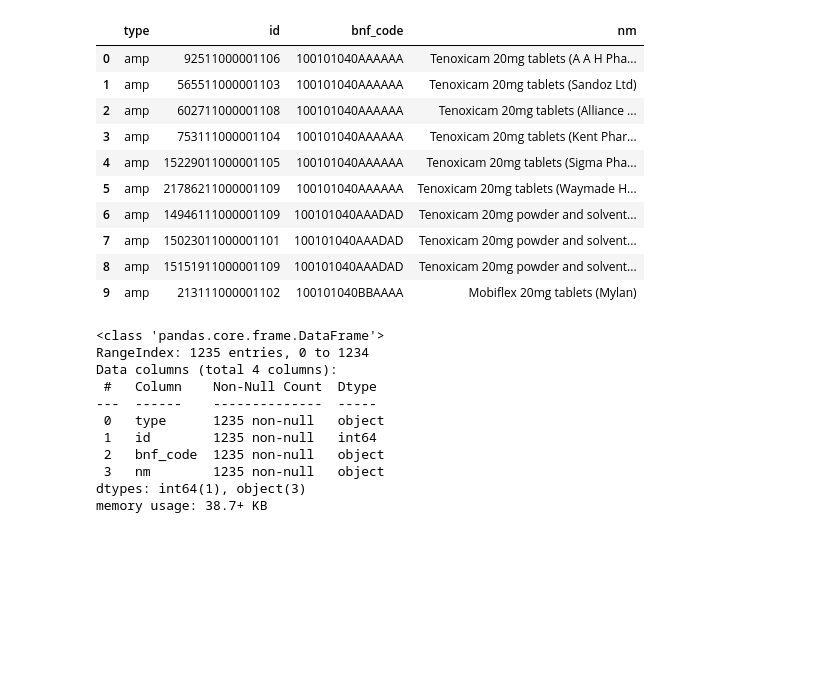
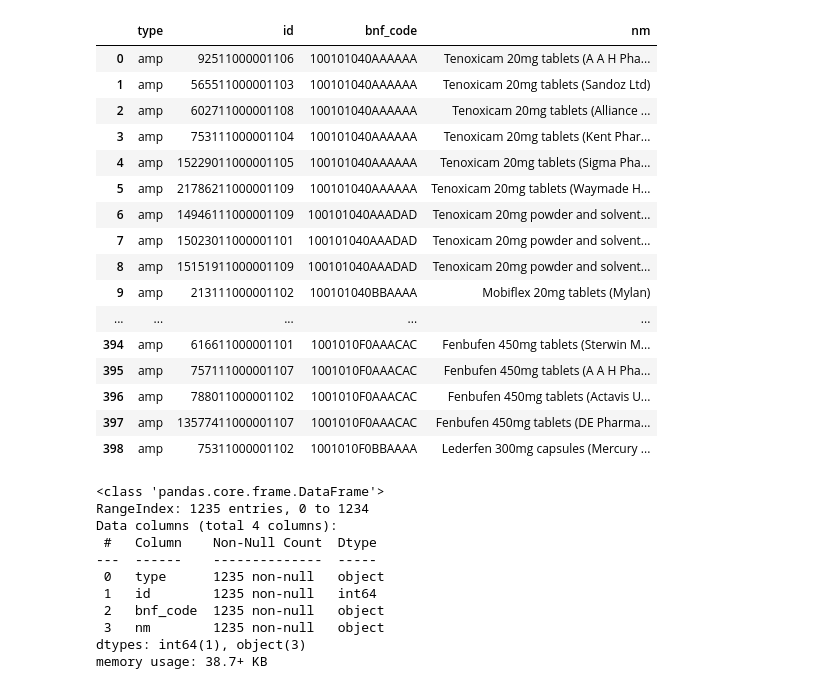
Before and after one commit to ebmdatalab/nsaid-covid-codelist-notebook, a Jupyter notebook: notebooks/nsaid.codelist.ipynb, the cells around one changed output. Saved outputs shown, nothing was run; the diff lists cells and outputs as text; code cells hidden in the pictures; blank space fills up the shorter version.

```diff
--- a/notebooks/nsaid.codelist.ipynb
+++ b/notebooks/nsaid.codelist.ipynb
@@ -5,34 +6,41 @@ import os
 sql = '''WITH bnf_codes AS (
   SELECT bnf_code FROM hscic.presentation WHERE
   bnf_code LIKE '1001010%' #bnf section non-steroidal anti-inflammatory drugs
   )
 
 SELECT "vmp" AS type, id, bnf_code, nm
 FROM dmd.vmp
 WHERE bnf_code IN (SELECT * FROM bnf_codes)
 
 UNION ALL
 
 SELECT "amp" AS type, id, bnf_code, descr
 FROM dmd.amp
 WHERE bnf_code IN (SELECT * FROM bnf_codes)
 
 ORDER BY type, bnf_code, id'''
 
 nsaid_codelist = bq.cached_read(sql, csv_path=os.path.join('..','data','nsaid_codelist.csv'))
-nsaid_codelist.head(10)
+pd.set_option('display.max_rows', None)
+nsaid_codelist
 # %% [output]
 |  | type | id | bnf_code | nm |
 | 0 | amp | 92511000001106 | 100101040AAAAAA | Tenoxicam 20mg tablets (A A H Pha... |
 | 1 | amp | 565511000001103 | 100101040AAAAAA | Tenoxicam 20mg tablets (Sandoz Ltd) |
 | 2 | amp | 602711000001108 | 100101040AAAAAA | Tenoxicam 20mg tablets (Alliance ... |
 | 3 | amp | 753111000001104 | 100101040AAAAAA | Tenoxicam 20mg tablets (Kent Phar... |
 | 4 | amp | 15229011000001105 | 100101040AAAAAA | Tenoxicam 20mg tablets (Sigma Pha... |
 | 5 | amp | 21786211000001109 | 100101040AAAAAA | Tenoxicam 20mg tablets (Waymade H... |
 | 6 | amp | 14946111000001109 | 100101040AAADAD | Tenoxicam 20mg powder and solvent... |
 | 7 | amp | 15023011000001101 | 100101040AAADAD | Tenoxicam 20mg powder and solvent... |
 | 8 | amp | 15151911000001109 | 100101040AAADAD | Tenoxicam 20mg powder and solvent... |
 | 9 | amp | 213111000001102 | 100101040BBAAAA | Mobiflex 20mg tablets (Mylan) |
+| ... | ... | ... | ... | ... |
+| 394 | amp | 616611000001101 | 1001010F0AAACAC | Fenbufen 450mg tablets (Sterwin M... |
+| 395 | amp | 757111000001107 | 1001010F0AAACAC | Fenbufen 450mg tablets (A A H Pha... |
+| 396 | amp | 788011000001102 | 1001010F0AAACAC | Fenbufen 450mg tablets (Actavis U... |
+| 397 | amp | 13577411000001107 | 1001010F0AAACAC | Fenbufen 450mg tablets (DE Pharma... |
+| 398 | amp | 75311000001102 | 1001010F0BBAAAA | Lederfen 300mg capsules (Mercury ... |
 # %%
 nsaid_codelist.info()
 # %% [output]
```
Also changed, not shown: parts of 1 cell of this notebook, 9 other files.
